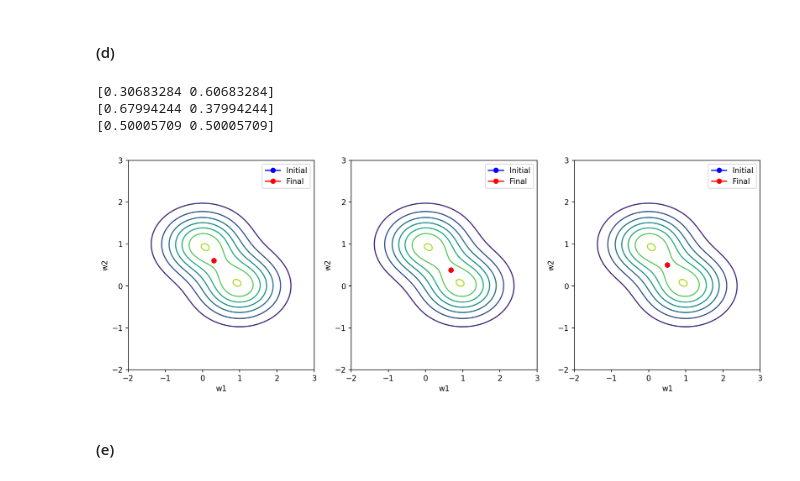
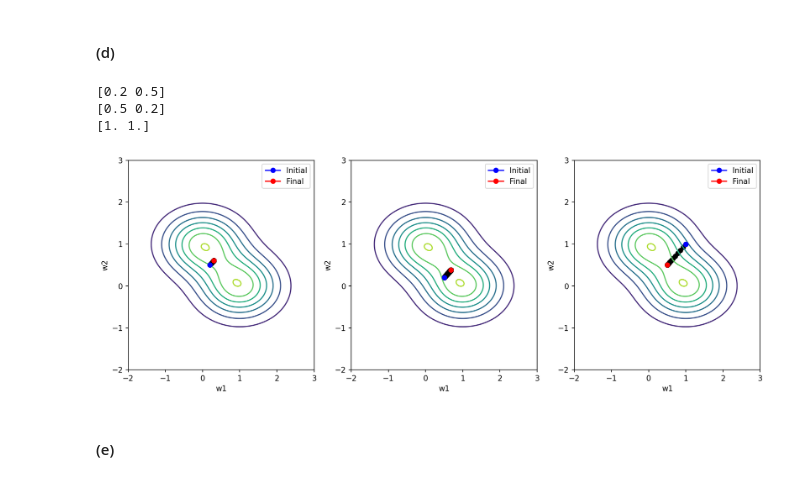
Before and after one commit to macpalor/NNDL-2025, a Jupyter notebook: exercise_1_template.ipynb, the cells around one changed output. Drawn from its saved outputs; the diff is of its cells as text; code cells hidden in the pictures.

```diff
--- a/exercise_1_template.ipynb
+++ b/exercise_1_template.ipynb
@@ -66,0 +66,24 @@ tensor([-0.2343, -0.1173, -0.3930,  0.3200, -0.0641], requires_grad=True)
+# %%
+with torch.no_grad():
+    #print(relunet(X))
+    y1 = relunet(X)[:,0]
+print(y1)
+
+#print(tanhnet(x))
+#print(relunet(x))
+#print(linearnet(x))
+
+w2 = torch.randn((5,5))
+w1 = torch.randn((5,5), device=device)
+w3 = torch.randn(5,5)
+print(w1)
+print(w2)
+print(w3)
+w = torch.randn(3, 5, 5, device=device)
+
+print(w)
+for param in relunet.parameters():
+    print(param)
+    print()
+plt.plot(x1, y1)
+plt.show()
@@ -184,26 +265,26 @@ print(w_vals1)
 # %%
 # Code for plotting.
 fig, axes = plt.subplots(1, 3, figsize=(15, 5), dpi=150)
 for i, w in enumerate(w_vals):
     print(w[0])
     ax = axes[i]
     ax.contour(W1, W2, Fs)
     ax.plot(w[0][0], w[0][1], marker="o", color="blue", label="Initial")
     for j in range(len(w) - 1):
         pass
         #ax.arrow(w[j][0], w[j][1], w[j+1][0], w[j+1][1], length_includes_head=True, width=0.03)
     ax.plot(w[-1][0], w[-1][1], marker="o", color="red", label="Final")
-    #for k in range(len(w)):
-     #   ax.scatter(w[k][0], w[k][1], color="black")
+    for k in range(len(w)):
+       ax.scatter(w[k][0], w[k][1], color="black")
     ax.set_xlabel("w1")
     ax.set_ylabel("w2")
     ax.legend()
 plt.show()
 # %% [output]
-[0.30683284 0.60683284]
-[0.67994244 0.37994244]
-[0.50005709 0.50005709]
+[0.2 0.5]
+[0.5 0.2]
+[1. 1.]
-[figure, old version]
+[figure, new version]
 # %% [markdown]
 #### (e)
 # %%
```
Also changed, not shown: parts of 7 cells of this notebook.
